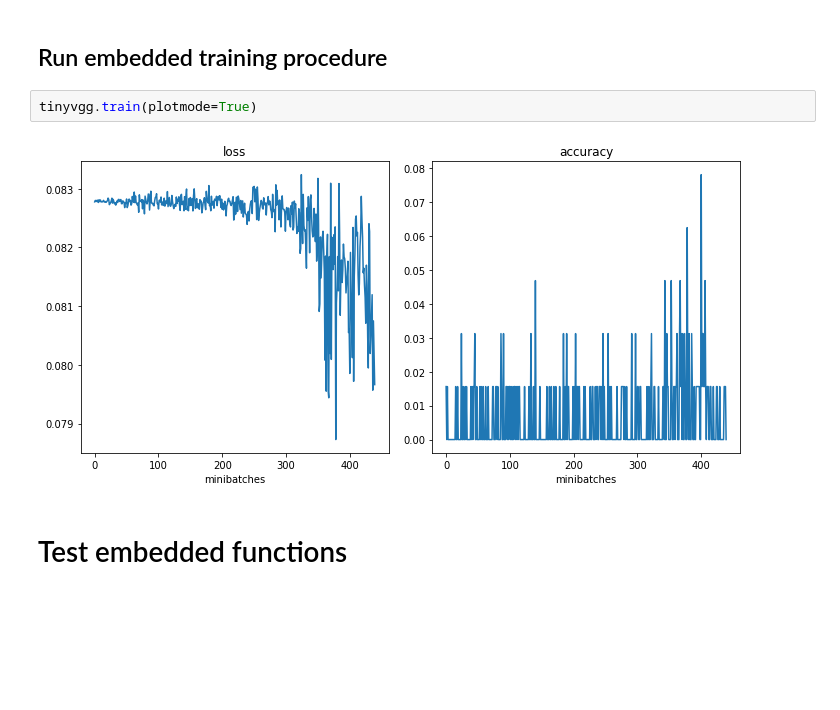
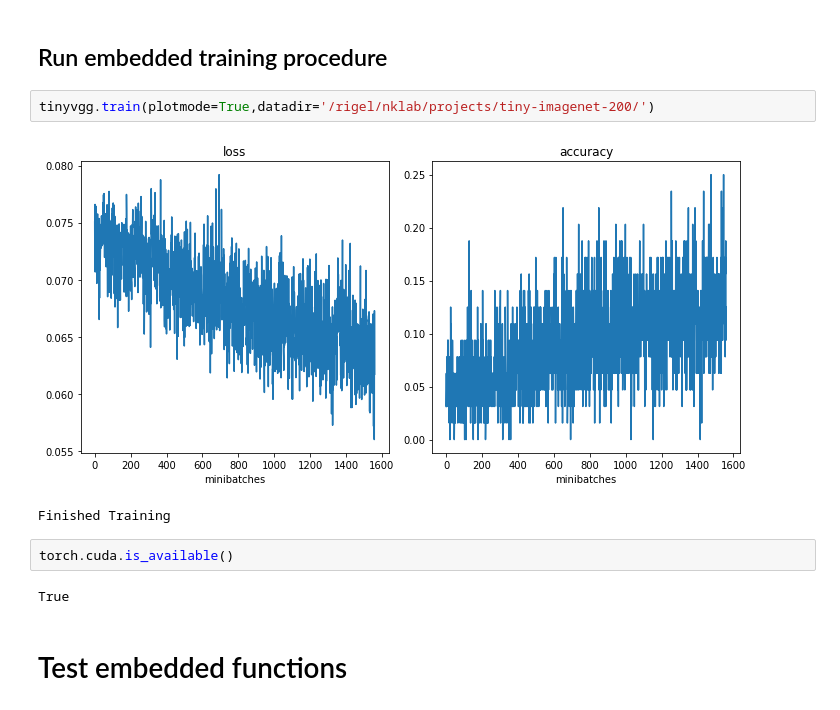
Before and after one commit to zahariaa/h2s, a Jupyter notebook: demo/VGG-tinyImageNet.ipynb, the cells around one changed output. Cells and saved outputs as stored; diff of their text form; blank space fills up the shorter version.

```diff
--- a/demo/VGG-tinyImageNet.ipynb
+++ b/demo/VGG-tinyImageNet.ipynb
@@ -53,9 +53,14 @@ VGGtiny(
 # %% [markdown]
 ## Run embedded training procedure
 # %%
-tinyvgg.train(plotmode=True)
+tinyvgg.train(plotmode=True,datadir='/rigel/nklab/projects/tiny-imagenet-200/')
 # %% [output]
-[figure, old version]
+[figure, new version]
+Finished Training
+# %%
+torch.cuda.is_available()
+# %% [output]
+True
 # %% [markdown]
 # Test embedded functions
 # %% [markdown]
```
Also changed, not shown: 1 other file.
